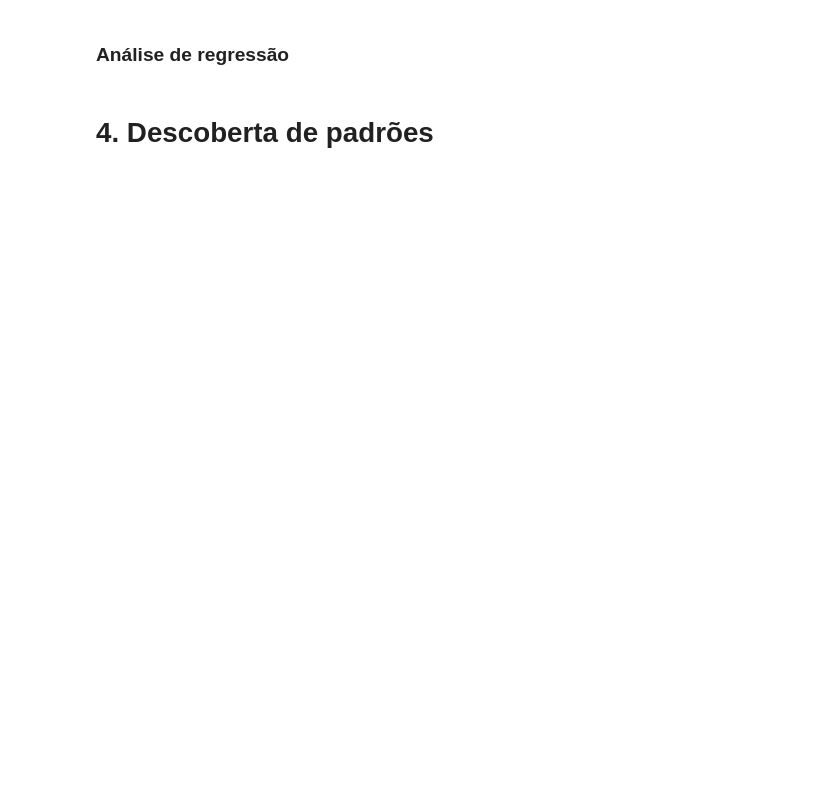
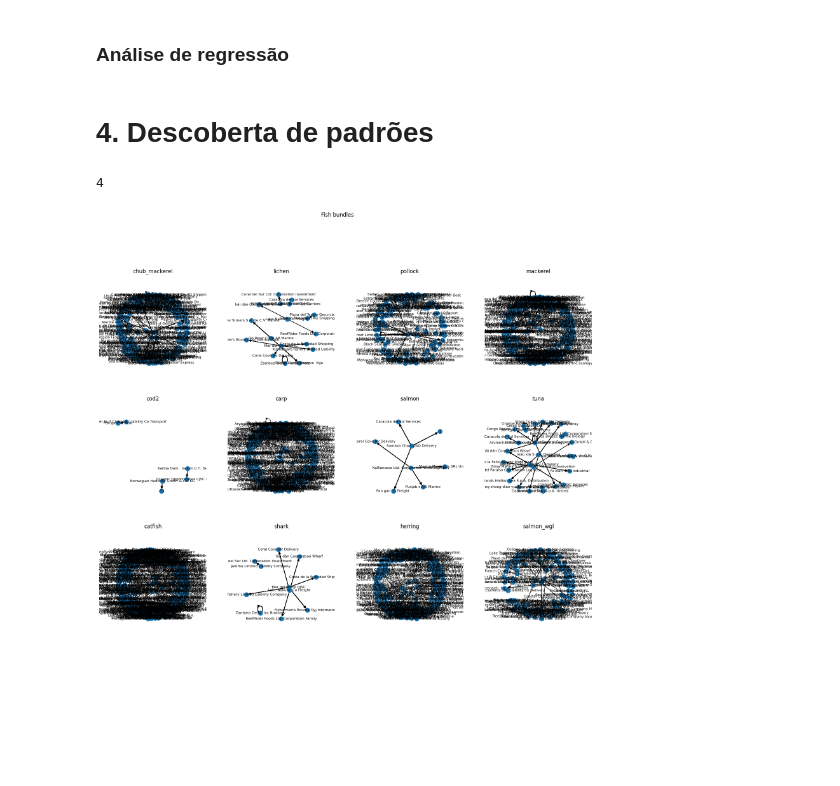
Before and after one commit to hellsdeur/phishing4fishes, a Jupyter notebook: main.ipynb, the cells around one changed output. Drawn from its saved outputs; the diff is of its cells as text; code cells hidden in the pictures; blank space fills up the shorter version.

```diff
--- a/main.ipynb
+++ b/main.ipynb
@@ -66,9 +110,9 @@ with open("mc2_challenge_graph.json", "r") as f:
 # %%
 bundles = {}
 # %%
-for dirpath, dnames, fnames in os.walk("./MC2/bundles/"):
+for dirpath, dnames, fnames in os.walk("./data/MC2/bundles/"):
     for filename in fnames:
         print(filename)
-        with open(f"./MC2/bundles/{filename}", "r") as f:
+        with open(f"./data/MC2/bundles/{filename}", "r") as f:
             bundles[filename.split('.')[0]] = json.load(f)
 # %% [output]
@@ -118,0 +149,10 @@ salmon_links.merge(salmon_nodes, left_on="source", right_on="id", how="inner")
+# %%
+dfs_bundles = []
+
+for key, bundle_data in bundles.items():
+    df_bundle = pd.DataFrame(bundle_data["nodes"])
+    df_bundle["generated_by"] = [key for _ in range(len(df_bundle))]
+    dfs_bundles.append(df_bundle)
+
+df_bundles_nodes = pd.concat(dfs_bundles, axis=0)
+df_bundles_nodes
@@ -352,0 +288,50 @@ KeyboardInterrupt: ignored
+# %%
+num_subplots = len(bundles)
+num_horizontal = math.ceil(math.sqrt(num_subplots))
+num_horizontal
+# %% [output]
+4
+# %%
+# create a square subplot graph
+fig, axs = plt.subplots(num_horizontal, num_horizontal, figsize=(20, 20))
+fig.suptitle("Fish bundles")
+
+# iterators for row and column
+row = col = 0
+
+# for each bundle, plot in the corresponding row and column
+for i, (key, value) in enumerate(bundles.items()):
+
+    graph = nx.node_link_graph(value)
+    nx.draw_networkx(
+        G=graph,
+        node_size=100,
+        font_size=8,
+        ax=axs[row, col]
+    )
+
+    axs[row, col].set_title(key)
+    axs[row, col].margins(0.2)
+    axs[row, col].axis("off")
+
+    col += 1
+
+    if col == num_horizontal:
+        row += 1
+        col = 0
+
+# disable the remaining axis
+i += 1
+while i < num_horizontal**2:
+    axs[row, col].axis("off")
+
+    i += 1
+    col += 1
+
+    if col == num_horizontal:
+        row += 1
+        col = 0
+
+fig.show()
+# %% [output]
+[figure, added]
```
Also changed, not shown: parts of 40 cells of this notebook, 2 other files.
